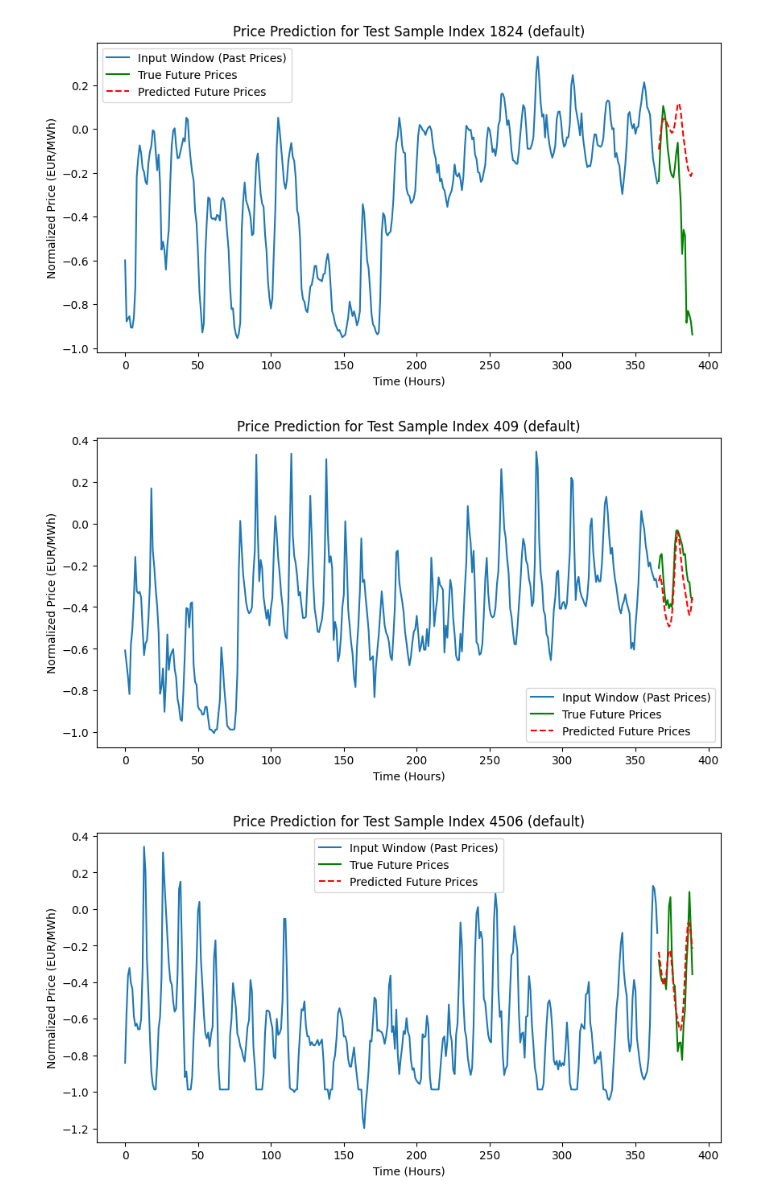
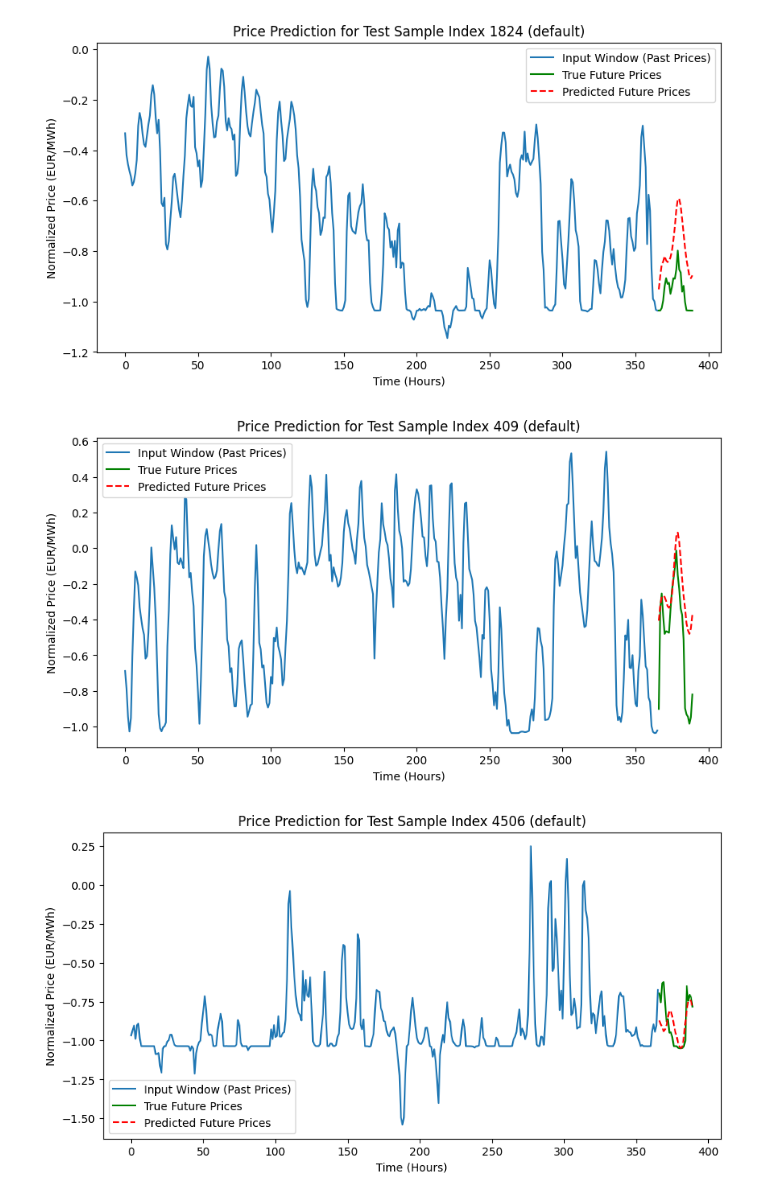
Before and after one commit to PierreBoK/CS-230-Deep-Learning-Project, a Jupyter notebook: source/fullRun2.ipynb, the cells around one changed output. Cells and saved outputs as stored; diff of their text form; code cells hidden in the pictures.

Commit message:
end of the sliding window

```diff
--- a/source/fullRun2.ipynb
+++ b/source/fullRun2.ipynb
@@ -257,6 +257,7 @@ y_train = y_train[perm]
 # keep X_dev_FR, y_dev_FR ; X_dev_DE, y_dev_DE etc.
 t = 366
 forecast_horizon = 24
+
 X_dev,   y_dev   = create_sliding_window(dev_df_FR, t, forecast_horizon)
 X_test,  y_test  = create_sliding_window(test_df_FR, t, forecast_horizon)
 print("Combined training samples:", X_train.shape, y_train.shape)
@@ -265,11 +266,11 @@ print("Combined test samples:", X_test.shape, y_test.shape)
 # experiment config(s) (keeps logic/content from notebook)
 all_exp_params = {
     "default": {
-        "layer_dims": [128, 64],
-        "dropout": 0.1,
+        "layer_dims": [256, 128],
+        "dropout": 0.05,
         "use_batchnorm": False,
         "leaky_alpha": 0.1,
-        "learning_rate": 5e-4,
+        "learning_rate": 3e-4,
         "weight_decay": 1e-4,
         "l1_lambda": 0.0,
         "batch_size": 128,
@@ -314,9 +315,7 @@ for tag, params in all_exp_params.items():
     print("Evaluating on dev set:")
     eval_res = evaluate_model(model, X_dev, y_dev, device=device)
     exp_results[tag] = {"train_loss": train_hist, "val_loss": val_hist, "eval": eval_res}
-    print("Evaluation on training set:")
-    eval_res_train = evaluate_model(model, X_train, y_train, device=device)
-    exp_results[tag]["eval_train"] = eval_res_train
+
 save_object_to_file(exp_results, results_save_path)
 exp_results = read_object_from_file(results_save_path)
 
@@ -354,30 +354,34 @@ Epoch 37/50 train_loss=0.154151 val_loss=0.144296
 # %%
 #Pick three days at random on the test set and see how the model predicts
 
 
 # Pick three random days from the test set
 num_days = len(X_test)
 random_indices = random.sample(range(num_days), 3)
 
 for idx in random_indices:
-    input_window = X_test[idx]
-    true_values = y_test[idx]
+    input_window = X_dev[idx]
+    true_values = y_dev[idx]
 
     model.eval()
     with torch.no_grad():
         input_tensor = torch.from_numpy(input_window).float().unsqueeze(0).to(device)
         predicted_values = model(input_tensor).cpu().numpy().flatten()
 
     plt.figure(figsize=(10, 5))
     plt.plot(range(t), input_window, label='Input Window (Past Prices)')
     plt.plot(range(t, t + forecast_horizon), true_values, label='True Future Prices', color='green')
     plt.plot(range(t, t + forecast_horizon), predicted_values, label='Predicted Future Prices', color='red', linestyle='--')
+    #plot a naive baseline behind the prices 24 hours before
+    # naive_baseline = input_window[-forecast_horizon:]
+    # plt.plot(range(t, t + forecast_horizon), naive_baseline, label='Naive Baseline (24h before)', color='orange', linestyle=':')
+    plt.plot()
     plt.title(f'Price Prediction for Test Sample Index {idx} ({tag})')
     plt.xlabel('Time (Hours)')
     plt.ylabel('Normalized Price (EUR/MWh)')
     plt.legend()
     plt.show()
 # %% [output]
-[figure, old version]
+[figure, new version]
-[figure, old version]
+[figure, new version]
-[figure, old version]
+[figure, new version]
```
Also changed, not shown: parts of 3 cells of this notebook, 3 other files.
